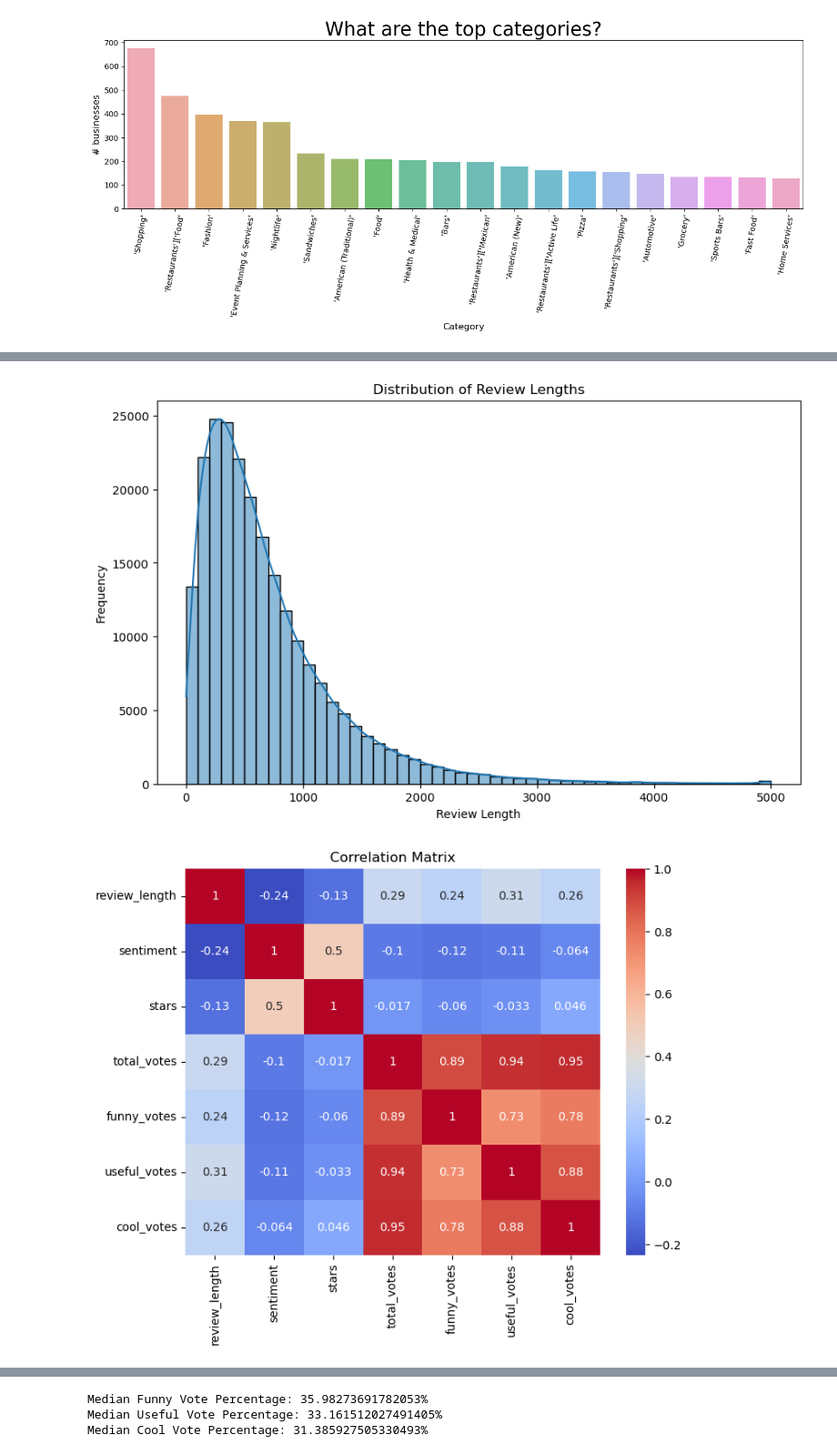
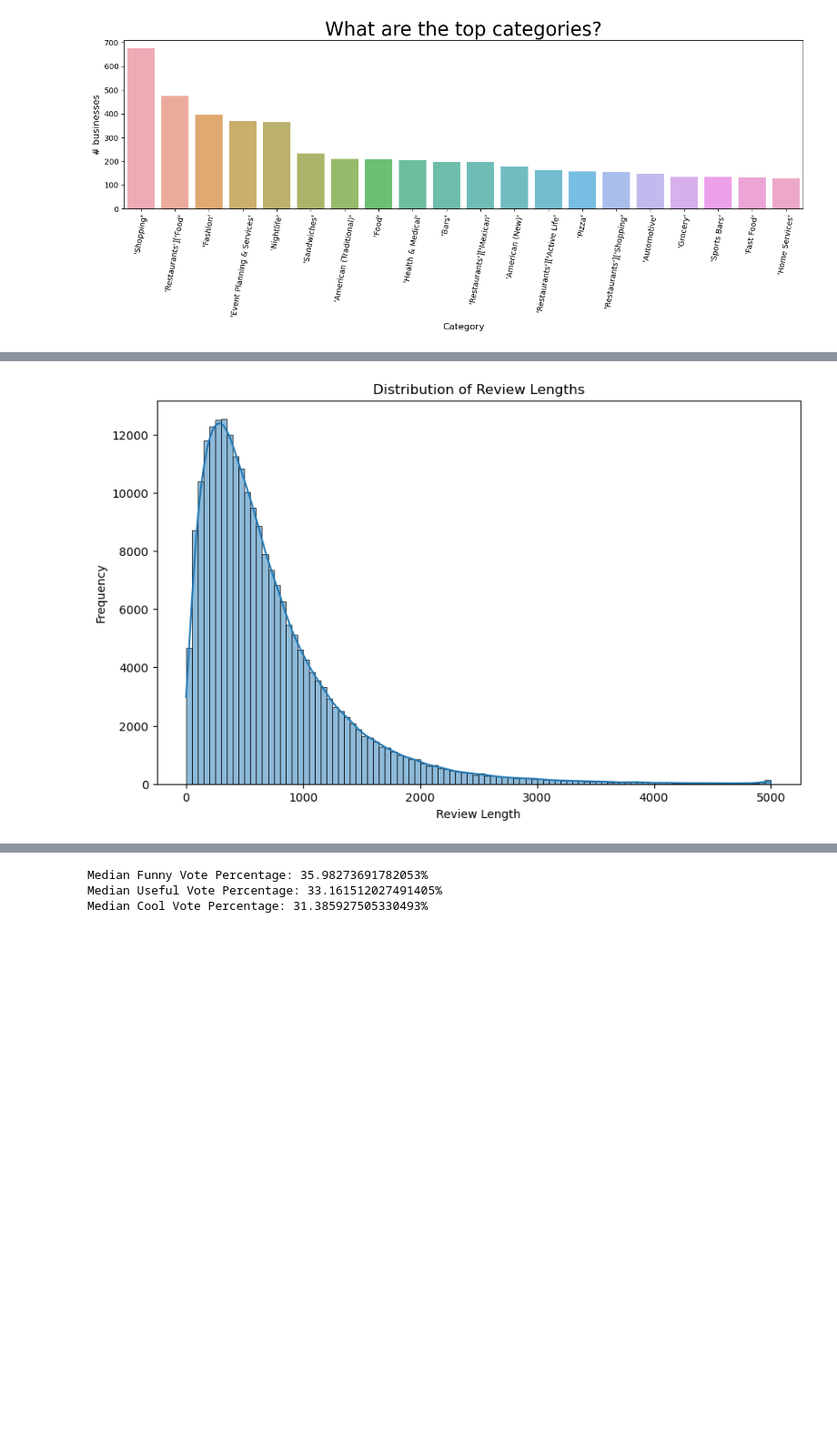
Before and after one commit to Funnyzxh/ee562-project-yelp-review-prediction, a Jupyter notebook: eda.ipynb, the cells around one changed output, grey strips where cells are left out. Shown at 91% size. Saved outputs shown, nothing was run; the diff lists cells and outputs as text; code cells hidden in the pictures; blank space fills up the shorter version.

```diff
--- a/eda.ipynb
+++ b/eda.ipynb
@@ -91,20 +98,10 @@ review_df['sentiment'] = review_df['text'].apply(lambda x: TextBlob(x).sentiment
 # %%
 # Distribution of review lengths
 plt.figure(figsize=(10, 6))
-sns.histplot(review_df['review_length'], bins=50, kde=True)
+sns.histplot(review_df['review_length'], bins=100, kde=True)
 plt.title('Distribution of Review Lengths')
 plt.xlabel('Review Length')
 plt.ylabel('Frequency')
 plt.show()
-
-# Correlation between review length, sentiment, stars, and total votes
-correlation_data = review_df[['review_length', 'sentiment', 'stars', 'total_votes','funny_votes','useful_votes','cool_votes']].corr()
-
-# Plotting the correlation matrix
-plt.figure(figsize=(8, 6))
-sns.heatmap(correlation_data, annot=True, cmap='coolwarm')
-plt.title('Correlation Matrix')
-plt.show()
 # %% [output]
-[figure, old version]
+[figure, new version]
-[figure, removed]
```
Also changed, not shown: parts of 17 cells of this notebook, 2 other files.
